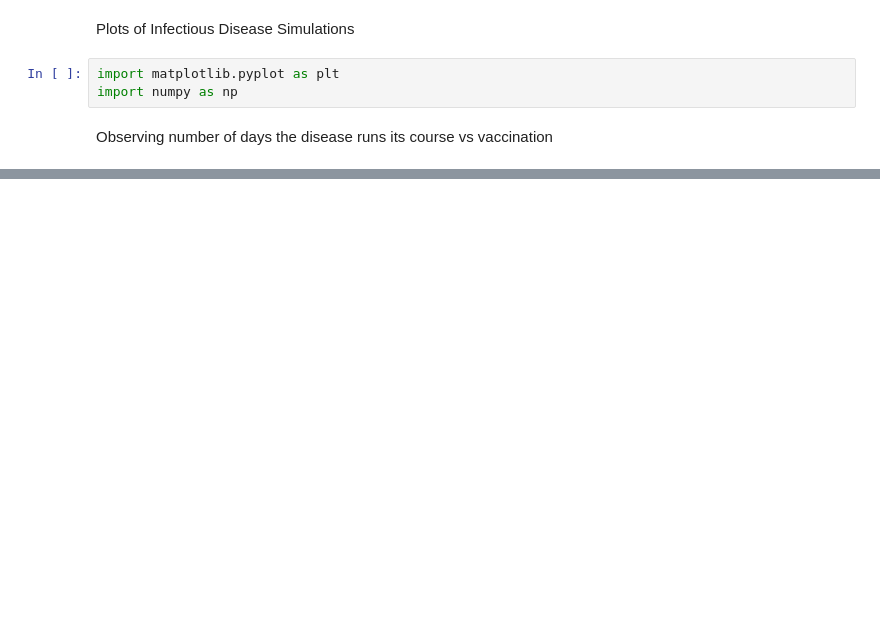
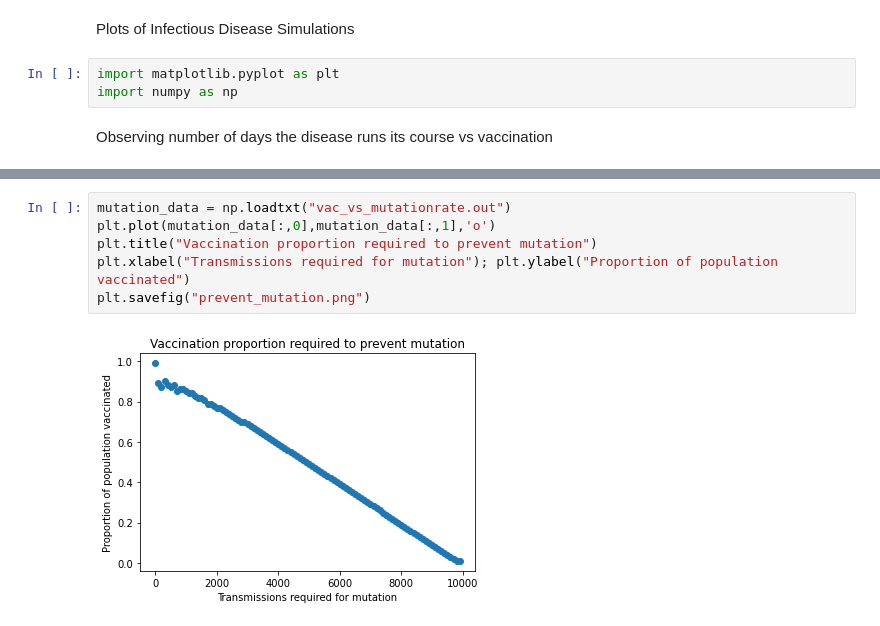
Before and after one commit to mathewabraham123/Infectious-Disease-Simulation, a Jupyter notebook: plots.ipynb, the cells around one changed output, grey strips where cells are left out. Drawn from its saved outputs; the diff is of its cells as text; blank space fills up the shorter version.

Commit message:
completed mutation rate experiments

```diff
--- a/plots.ipynb
+++ b/plots.ipynb
@@ -29,0 +33,8 @@ plt.savefig("herd_immunity_plot.png")
+# %%
+mutation_data = np.loadtxt("vac_vs_mutationrate.out")
+plt.plot(mutation_data[:,0],mutation_data[:,1],'o')
+plt.title("Vaccination proportion required to prevent mutation")
+plt.xlabel("Transmissions required for mutation"); plt.ylabel("Proportion of population vaccinated")
+plt.savefig("prevent_mutation.png")
+# %% [output]
+[figure, added]
```
Also changed, not shown: parts of 2 cells of this notebook, 4 other files.
